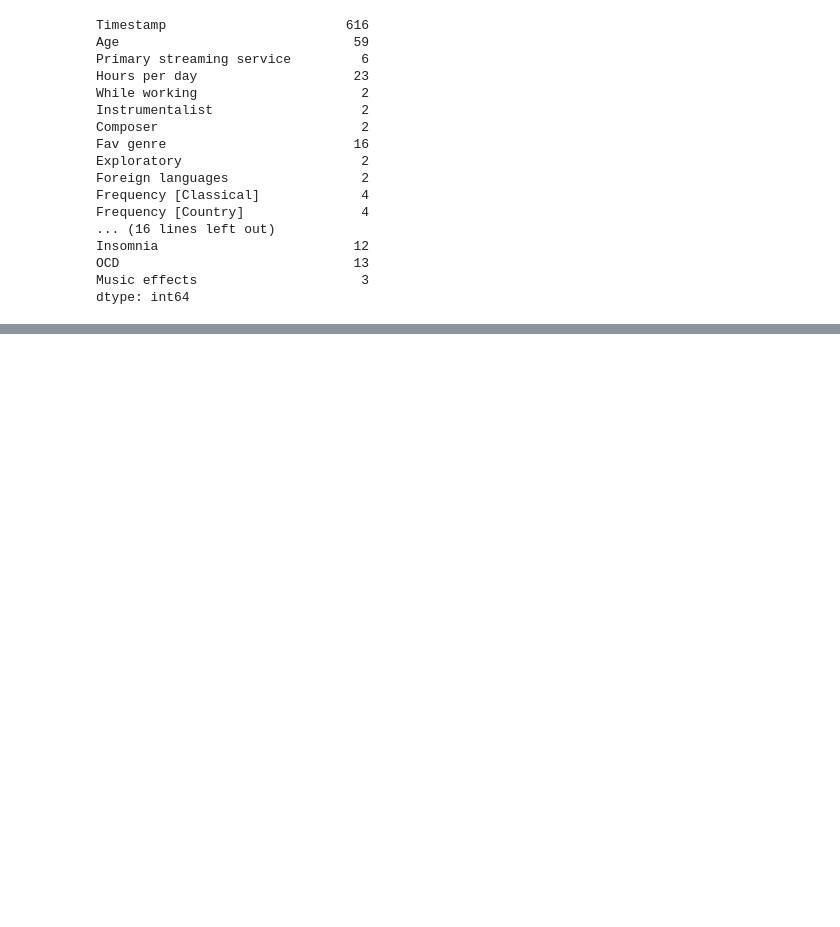
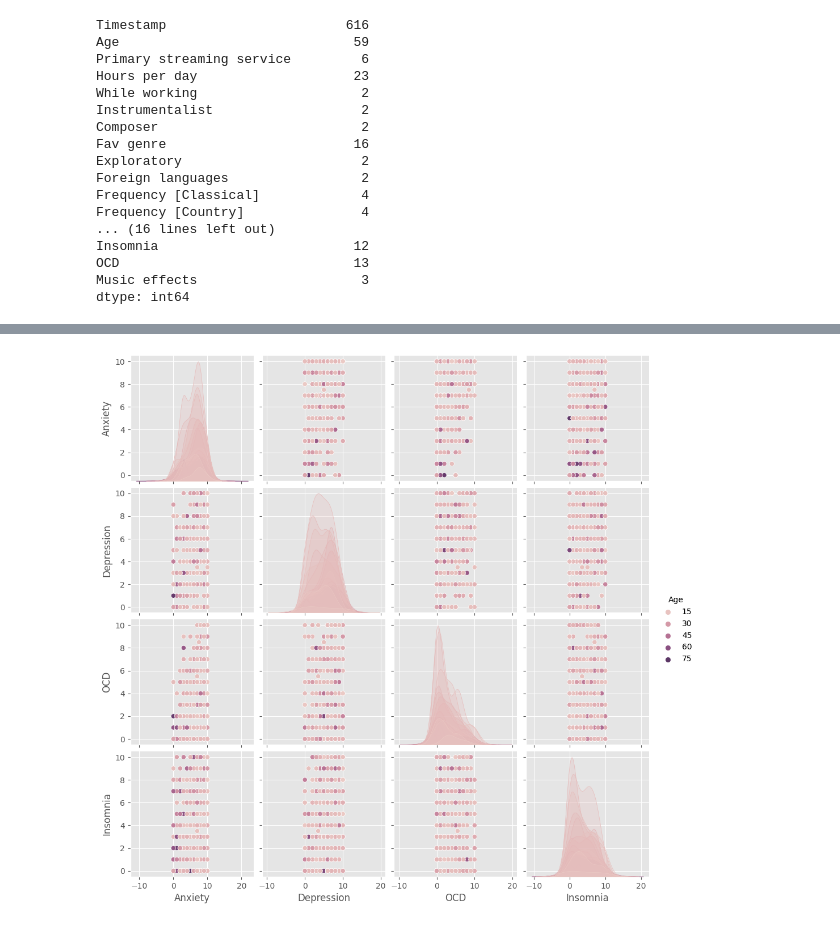
Before and after one commit to Aurume/muzika, a Jupyter notebook: muzika.ipynb, the cells around one changed output, grey strips where cells are left out. Cells and saved outputs as stored; diff of their text form; code cells hidden in the pictures; blank space fills up the shorter version.

Commit message:
Pridėti keli grafikai. Dar nebaigta

```diff
--- a/muzika.ipynb
+++ b/muzika.ipynb
@@ -303,0 +351,9 @@ dtype: int64
+# %%
+#psihinės sveikatos palyginimas pagal kelis kriterijus
+sns.pairplot(apklausa, vars=['Anxiety', 'Depression', 'OCD' , 'Insomnia'],
+             hue='Age'
+             )
+
+plt.show()
+# %% [output]
+[figure, added]
```
Also changed, not shown: parts of 15 cells of this notebook.
